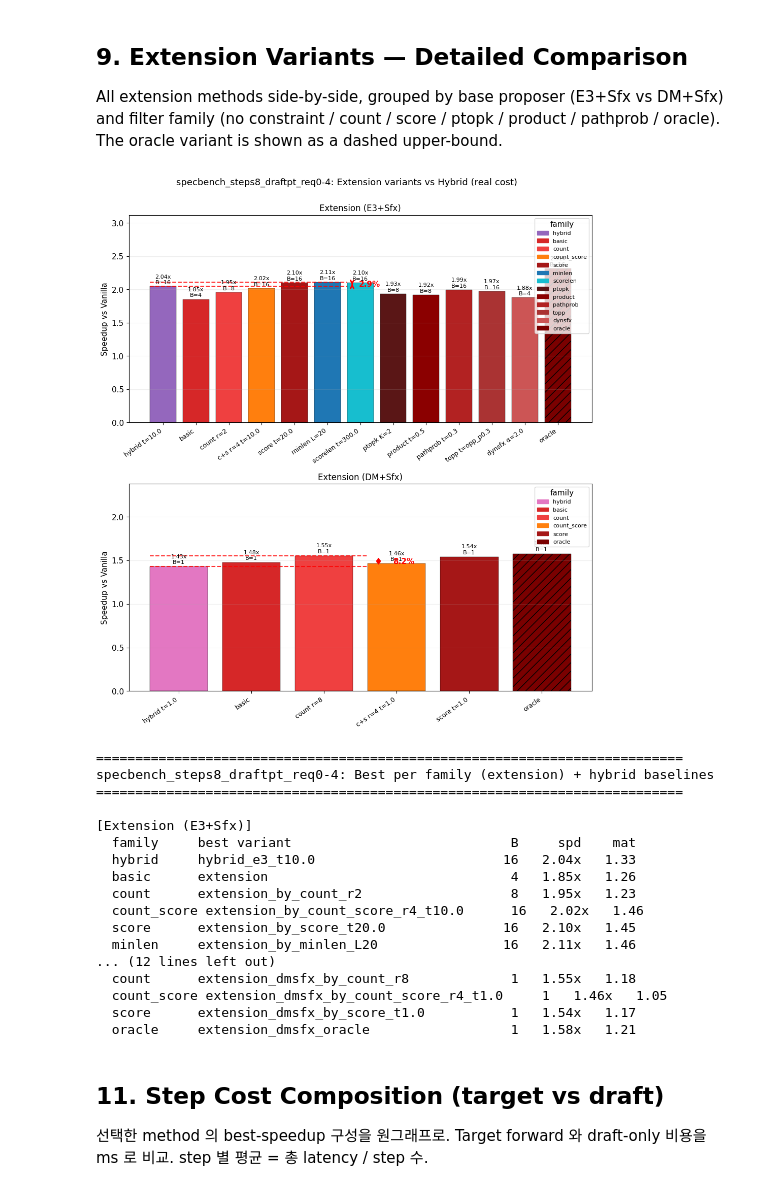
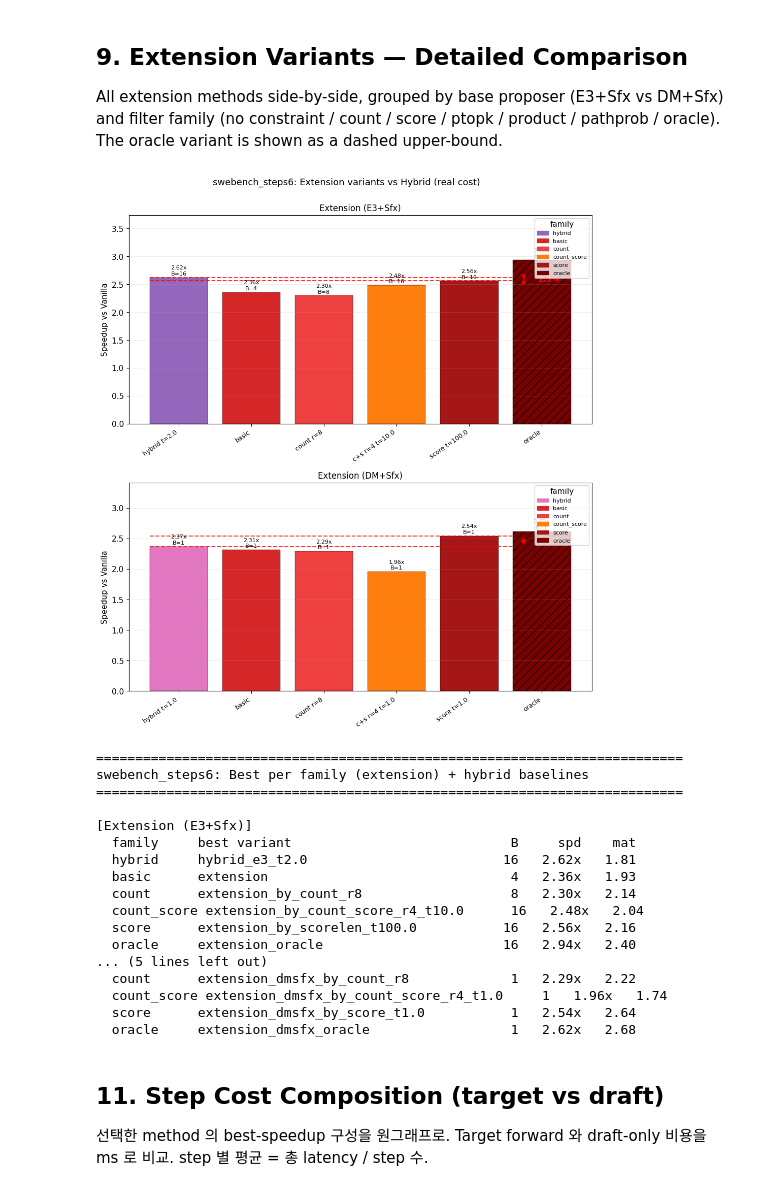
Before and after one commit to xogusrns123/advance-spec, a Jupyter notebook: simulation/notebooks/compare_methods.ipynb, the cells around one changed output. Drawn from its saved outputs; the diff is of its cells as text; code cells hidden in the pictures.

```diff
--- a/simulation/notebooks/compare_methods.ipynb
+++ b/simulation/notebooks/compare_methods.ipynb
@@ -40,9 +40,9 @@ RATIO = 0.1                # only used when USE_REAL_COST = False
 RATIO_CHART_BUDGET = 256   # reference budget for the ratio-sweep chart (§4)
 # Leave SELECTED = None to auto-pick the first available key,
 # or set to a specific short key (e.g. "specbench_steps2", "bfcl_v4_req576-579").
-# SELECTED = "specbench_req0-3"
-SELECTED = "specbench_steps8_draftpt_req0-4"
-# SELECTED = "bfcl_v4_steps6_draftpt_req0-4"
+SELECTED = "swebench_steps6"
+# SELECTED = "specbench_steps8_draftpt_req0-4"
+# SELECTED = "bfcl_v4_websearch_draftpt"
 # SELECTED = "swebench_steps6"
 
 # Auto-discover any sub-directory that contains tree_oracle_sim.json
@@ -678,10 +653,16 @@ if len(peers) >= 2:
             df_i = pd.DataFrame(d_i['latency']['budget_sweep'])
             col = f'{m}{spd_suffix}'
             if col in df_i.columns:
-                ax.plot(df_i['budget'], df_i[col], 'o-', color=color,
+                tok_col = f'{m}_total_target_tokens'
+                stp_col = f'{m}_steps'
+                if tok_col in df_i.columns and stp_col in df_i.columns:
+                    xs = df_i[tok_col] / df_i[stp_col].replace(0, 1)
+                else:
+                    xs = df_i['budget']
+                ax.plot(xs, df_i[col], 'o-', color=color,
                         label=wname, linewidth=2, markersize=4)
         ax.axhline(y=1.0, color='red', linestyle='--', alpha=0.3)
-        ax.set_xlabel('Budget')
+        ax.set_xlabel('Draft tokens / step (mean)')
         if m_idx == 0:
             ax.set_ylabel('Speedup')
         ax.set_title(make_label(m))
@@ -709,21 +690,15 @@ if len(mdf_ext) == 0:
     print("No extension variants in this artifact.")
 else:
     # All extension families. Per-family best variant is selected.
-    FAMILY_ORDER = ['basic', 'count', 'count_score', 'score', 'minlen',
-                    'scorelen', 'ptopk', 'product', 'pathprob', 'topp',
-                    'dynsfx', 'oracle']
+    FAMILY_ORDER = ['basic', 'count', 'count_score', 'score',
+                    'pathprob', 'pt', 'oracle']
     FAMILY_COLOR = {
         'basic':       '#d62728',
         'count':       '#ef4040',
         'count_score': '#ff7f0e',
         'score':       '#a51717',
-        'minlen':      '#1f77b4',
-        'scorelen':    '#17becf',
-        'ptopk':       '#5a1616',
-        'product':     '#8b0000',
         'pathprob':    '#b22222',
-        'topp':        '#aa3333',
-        'dynsfx':      '#cc5555',
+        'pt':          '#17becf',
         'oracle':      '#7a0000',
     }
     mdf_ext = mdf_ext[mdf_ext['ext_family'].isin(FAMILY_ORDER)].copy()
@@ -831,19 +806,15 @@ else:
             if fam == 'count' and '_r' in name:
                 r = name.rsplit('_r', 1)[1]
                 return f'count r={r}'
+            # pt: by_pt_t{T}
+            if fam == 'pt' and '_t' in name:
+                t = name.rsplit('_t', 1)[1]
+                return f'pt t={t}'
             # count_score combo: by_count_score_r{R}_t{T}
             if fam == 'count_score':
                 r = name.split('_r')[-1].split('_t')[0] if '_r' in name else '?'
                 t = name.rsplit('_t', 1)[1] if '_t' in name else '?'
                 return f'c+s r={r} t={t}'
-            # minlen: by_minlen_L{N}
-            if fam == 'minlen' and '_L' in name:
-                L = name.rsplit('_L', 1)[1]
-                return f'minlen L={L}'
-            # scorelen: by_scorelen_t{N}
-            if fam == 'scorelen' and '_t' in name:
-                t = name.rsplit('_t', 1)[1]
-                return f'scorelen t={t}'
             # threshold/parameter-bearing families
             if '_t' in name:
                 t = name.rsplit('_t', 1)[1]
@@ -883,51 +854,51 @@ else:
         f'{SELECTED}: Extension variants vs Hybrid ({COST_LABEL})',
         fontsize=13, y=1.00)
     plt.tight_layout()
     plt.show()
 
     # Summary table (best per family + hybrids)
     print()
     print("=" * 75)
     print(f"{SELECTED}: Best per family (extension) + hybrid baselines")
     print("=" * 75)
     for base, title in bases:
         hyb = hybrid_rows[hybrid_rows['ext_base'] == base]
         ext = best_per_fam[best_per_fam['ext_base'] == base]
         if len(hyb) == 0 and len(ext) == 0:
             continue
         print(f"\n[{title}]")
         print(f"  {'family':<10} {'best variant':<35} {'B':>5} {'spd':>7} {'mat':>6}")
         for _, r in hyb.iterrows():
             print(f"  {'hybrid':<10} {r['method']:<35} "
                   f"{int(r['best_budget']):>5} "
                   f"{r['speedup']:>6.2f}x {r['mat']:>6.2f}")
         ext_sorted = ext.copy()
         ext_sorted['fam_order'] = ext_sorted['ext_family'].map(
             lambda f: FAMILY_ORDER.index(f) if f in FAMILY_ORDER else 99)
         ext_sorted = ext_sorted.sort_values('fam_order')
         for _, r in ext_sorted.iterrows():
             print(f"  {r['ext_family']:<10} {r['method']:<35} "
                   f"{int(r['best_budget']):>5} "
                   f"{r['speedup']:>6.2f}x {r['mat']:>6.2f}")
 # %% [output]
-[figure, old version]
+[figure, new version]
 ===========================================================================
-specbench_steps8_draftpt_req0-4: Best per family (extension) + hybrid baselines
+swebench_steps6: Best per family (extension) + hybrid baselines
 ===========================================================================
 
 [Extension (E3+Sfx)]
   family     best variant                            B     spd    mat
-  hybrid     hybrid_e3_t10.0                        16   2.04x   1.33
-  basic      extension                               4   1.85x   1.26
-  count      extension_by_count_r2                   8   1.95x   1.23
-  count_score extension_by_count_score_r4_t10.0      16   2.02x   1.46
-  score      extension_by_score_t20.0               16   2.10x   1.45
-  minlen     extension_by_minlen_L20                16   2.11x   1.46
-... (12 lines left out)
-  count      extension_dmsfx_by_count_r8             1   1.55x   1.18
-  count_score extension_dmsfx_by_count_score_r4_t1.0     1   1.46x   1.05
-  score      extension_dmsfx_by_score_t1.0           1   1.54x   1.17
-  oracle     extension_dmsfx_oracle                  1   1.58x   1.21
+  hybrid     hybrid_e3_t2.0                         16   2.62x   1.81
+  basic      extension                               4   2.36x   1.93
+  count      extension_by_count_r8                   8   2.30x   2.14
+  count_score extension_by_count_score_r4_t10.0      16   2.48x   2.04
+  score      extension_by_scorelen_t100.0           16   2.56x   2.16
+  oracle     extension_oracle                       16   2.94x   2.40
+... (5 lines left out)
+  count      extension_dmsfx_by_count_r8             1   2.29x   2.22
+  count_score extension_dmsfx_by_count_score_r4_t1.0     1   1.96x   1.74
+  score      extension_dmsfx_by_score_t1.0           1   2.54x   2.64
+  oracle     extension_dmsfx_oracle                  1   2.62x   2.68
 # %% [markdown]
 ## 11. Step Cost Composition (target vs draft)
 
```
Also changed, not shown: parts of 15 cells of this notebook, 15 other files.
